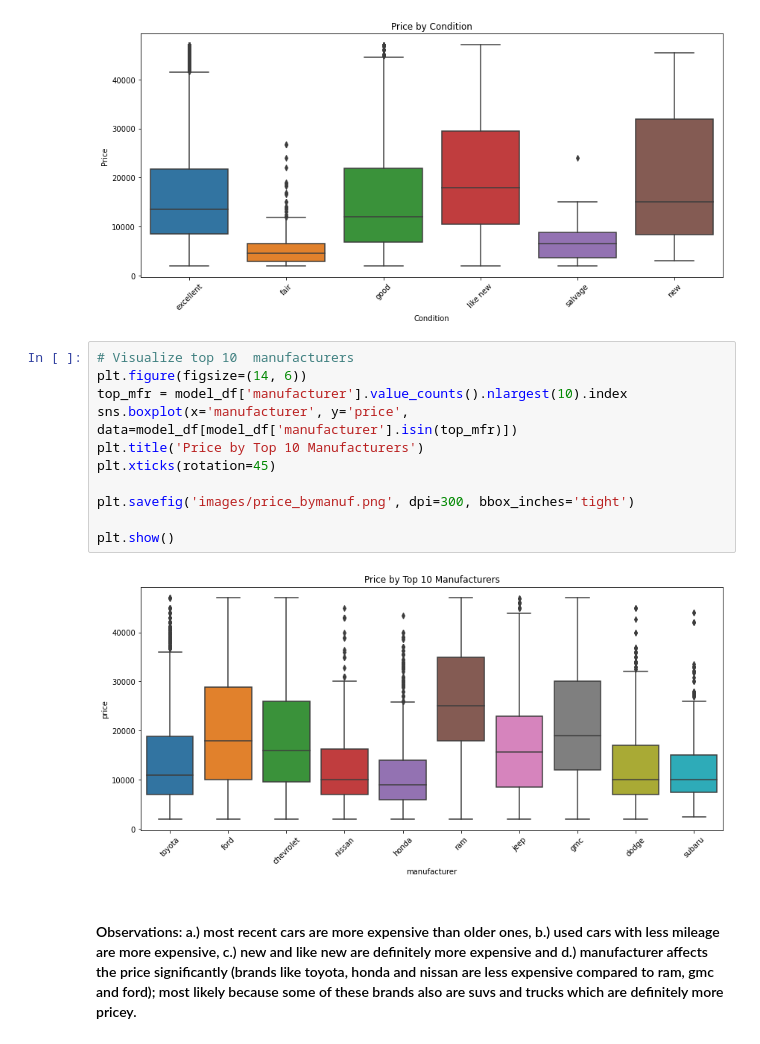
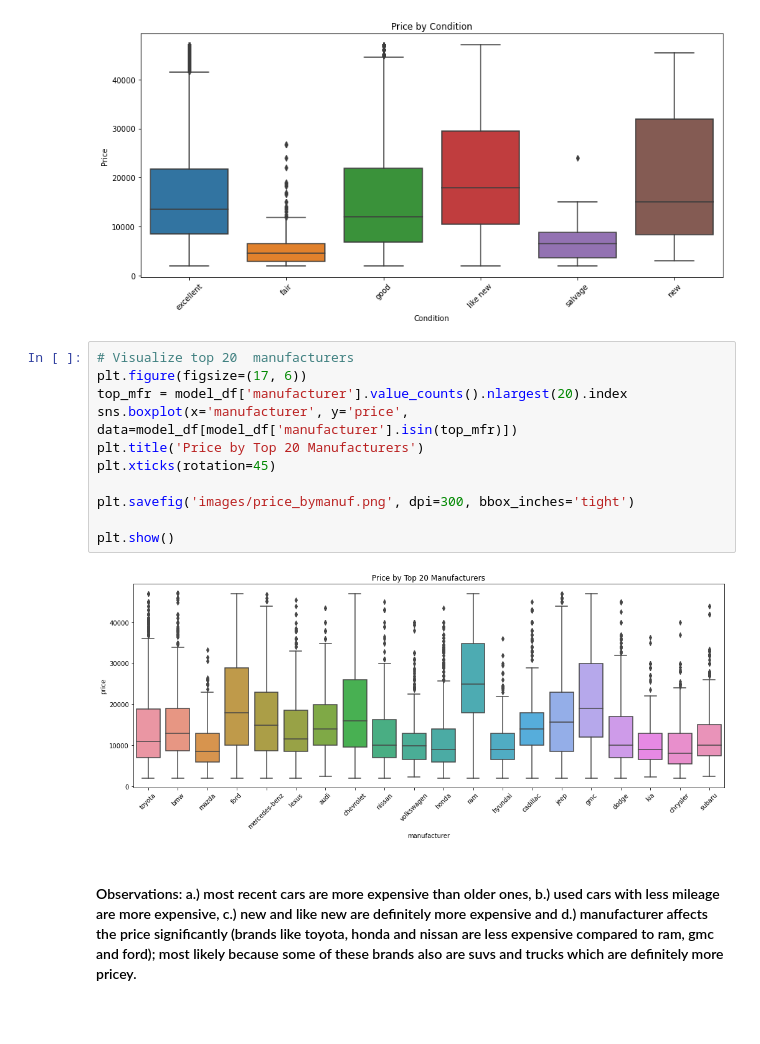
Before and after one commit to kfmatovic716/USED-CAR-PRICING, a Jupyter notebook: pricing_usedcars.ipynb, the cells around one changed output. Drawn from its saved outputs; the diff is of its cells as text; blank space fills up the shorter version.

```diff
--- a/pricing_usedcars.ipynb
+++ b/pricing_usedcars.ipynb
@@ -353,18 +353,18 @@ plt.show()
 # %% [output]
 [figure]
 # %%
-# Visualize top 10  manufacturers
-plt.figure(figsize=(14, 6))
-top_mfr = model_df['manufacturer'].value_counts().nlargest(10).index
+# Visualize top 20  manufacturers
+plt.figure(figsize=(17, 6))
+top_mfr = model_df['manufacturer'].value_counts().nlargest(20).index
 sns.boxplot(x='manufacturer', y='price', data=model_df[model_df['manufacturer'].isin(top_mfr)])
-plt.title('Price by Top 10 Manufacturers')
+plt.title('Price by Top 20 Manufacturers')
 plt.xticks(rotation=45)
 
 plt.savefig('images/price_bymanuf.png', dpi=300, bbox_inches='tight')
 
 plt.show()
 # %% [output]
-[figure, old version]
+[figure, new version]
 # %% [markdown]
 #### Observations: a.) most recent cars are more expensive than older ones, b.) used cars with less mileage are more expensive, c.) new and like new are definitely more expensive and d.) manufacturer affects the price significantly (brands like toyota, honda and nissan are less expensive compared to ram, gmc and ford); most likely because some of these brands also are suvs and trucks which are definitely more pricey.
 # %%
```
Also changed, not shown: parts of 1 cell of this notebook, 4 other files.
